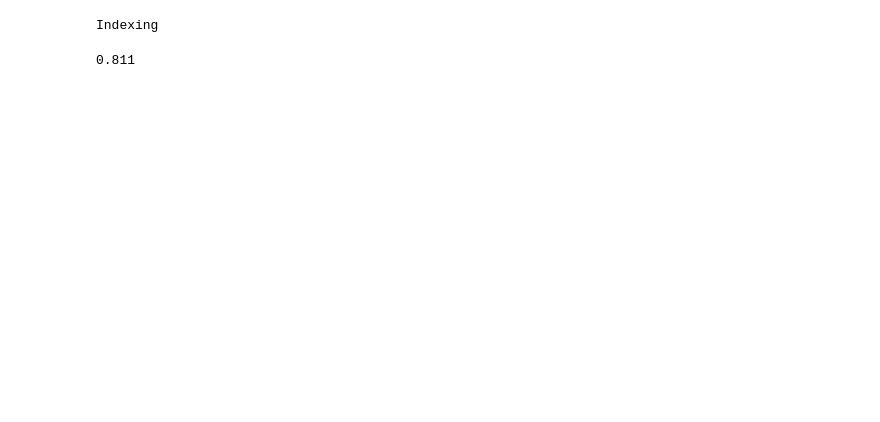
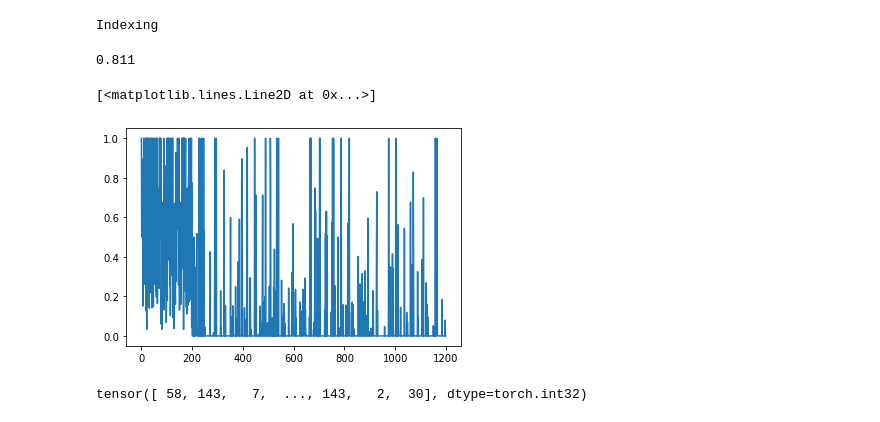
Before and after one commit to einbandi/ptsne-pytorch, a Jupyter notebook: numerical-test.ipynb, the cells around one changed output. Saved outputs shown, nothing was run; the diff lists cells and outputs as text; code cells hidden in the pictures; blank space fills up the shorter version.

```diff
--- a/numerical-test.ipynb
+++ b/numerical-test.ipynb
@@ -89,0 +82,9 @@ emb_neg_from = repeat_neg[torch.randperm(repeat_neg.shape[0])]
+# %%
+plt.plot(pp.toarray()[torch.cat((emb_from, emb_neg_from)), torch.cat((emb_to, emb_neg_to))])
+# %% [output]
+[<matplotlib.lines.Line2D at 0x...>]
+[figure, added]
+# %%
+torch.cat((emb_from, emb_neg_from))
+# %% [output]
+tensor([ 58, 143,   7,  ..., 143,   2,  30], dtype=torch.int32)
```
Also changed, not shown: parts of 1 cell of this notebook.
